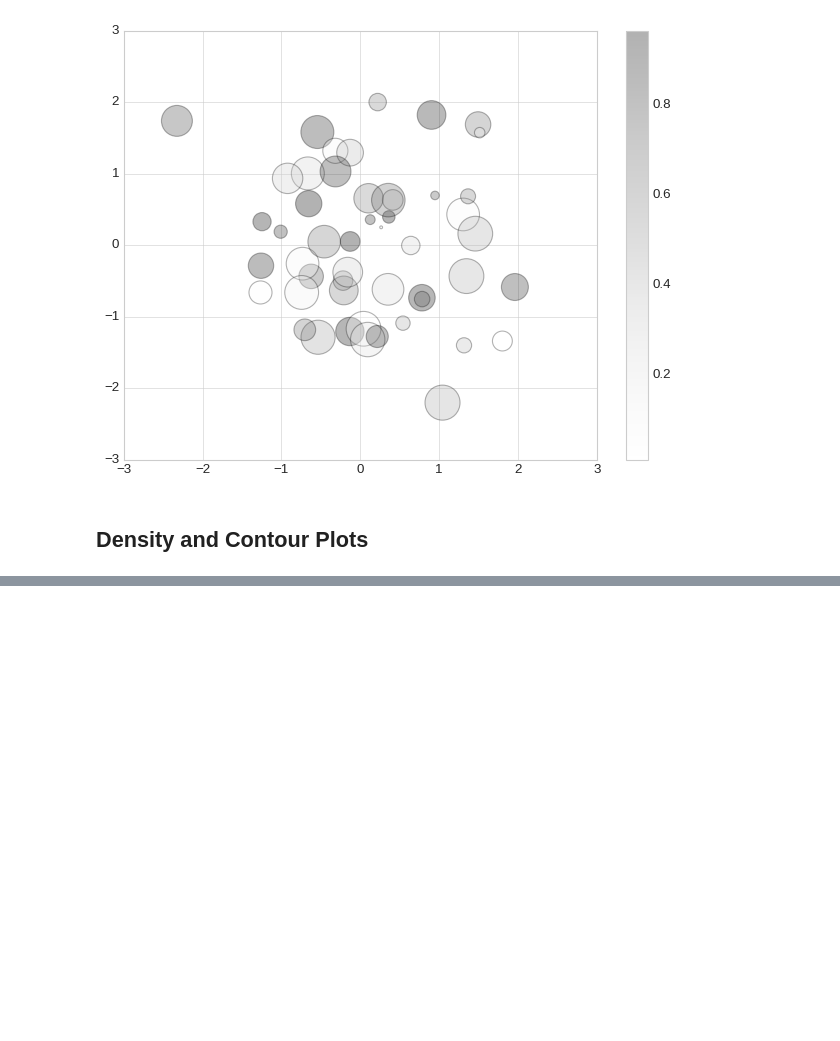
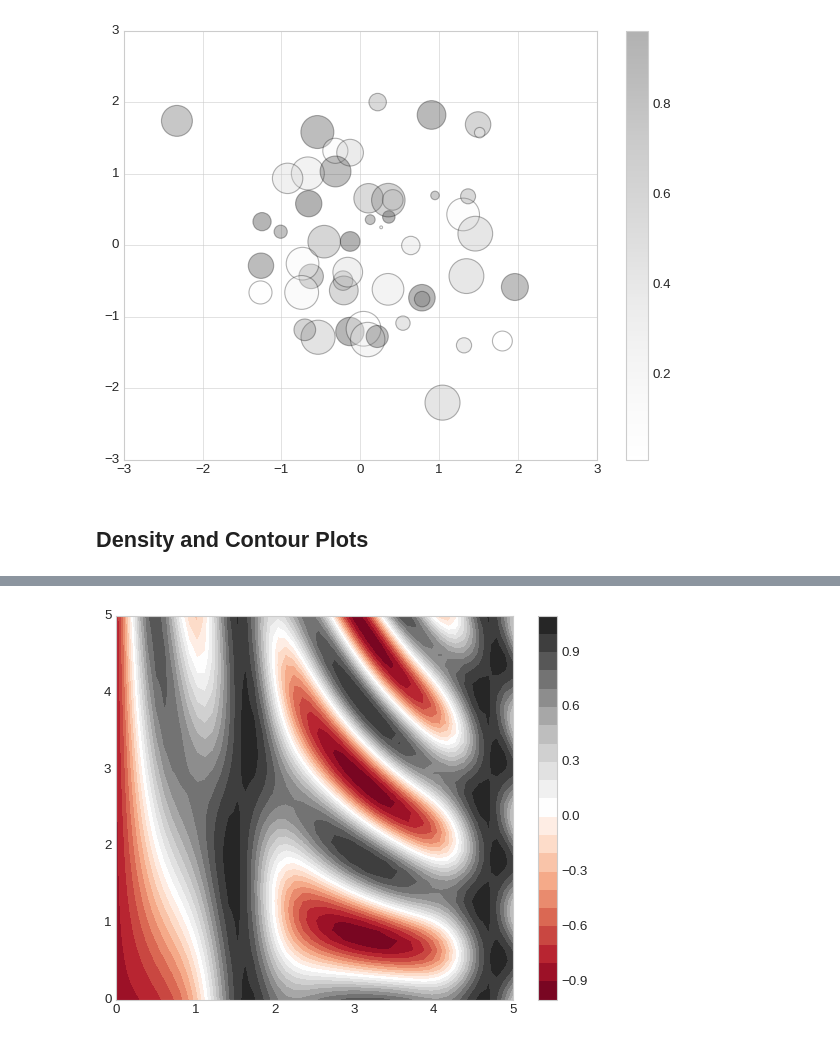
Before and after one commit to romz-pl/Jupyter-Python, a Jupyter notebook: 05-matplotlib-ext/matplotlib.ipynb, the cells around one changed output, grey strips where cells are left out. Saved outputs shown, nothing was run; the diff lists cells and outputs as text; code cells hidden in the pictures; blank space fills up the shorter version.

```diff
--- a/05-matplotlib-ext/matplotlib.ipynb
+++ b/05-matplotlib-ext/matplotlib.ipynb
@@ -128,0 +132,5 @@ plt.savefig('./output/contour_plot.png')
+# %%
+plt.contourf(X, Y, Z, 20, cmap='RdGy')
+plt.colorbar();
+# %% [output]
+[figure, added]
```
Also changed, not shown: parts of 3 cells of this notebook, 2 other files.
